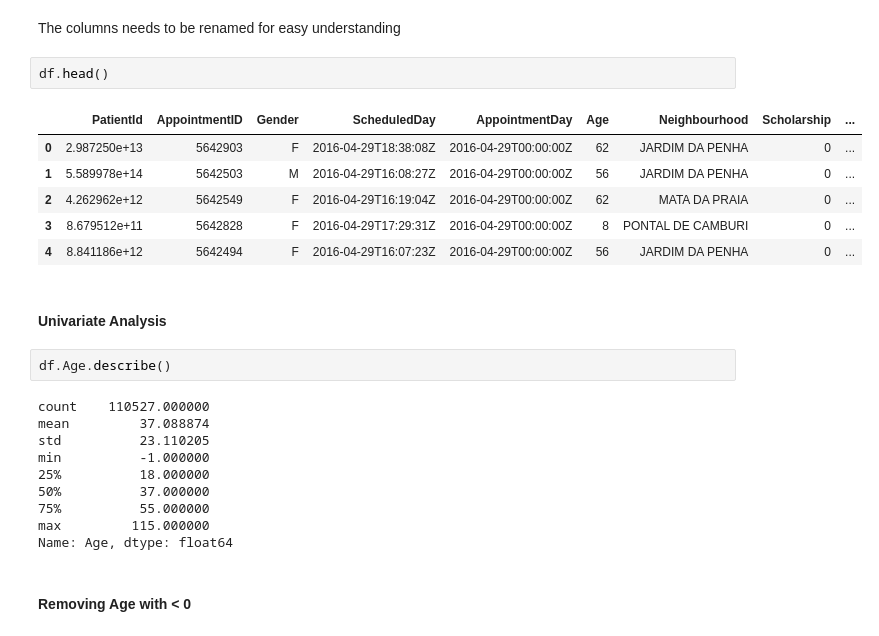
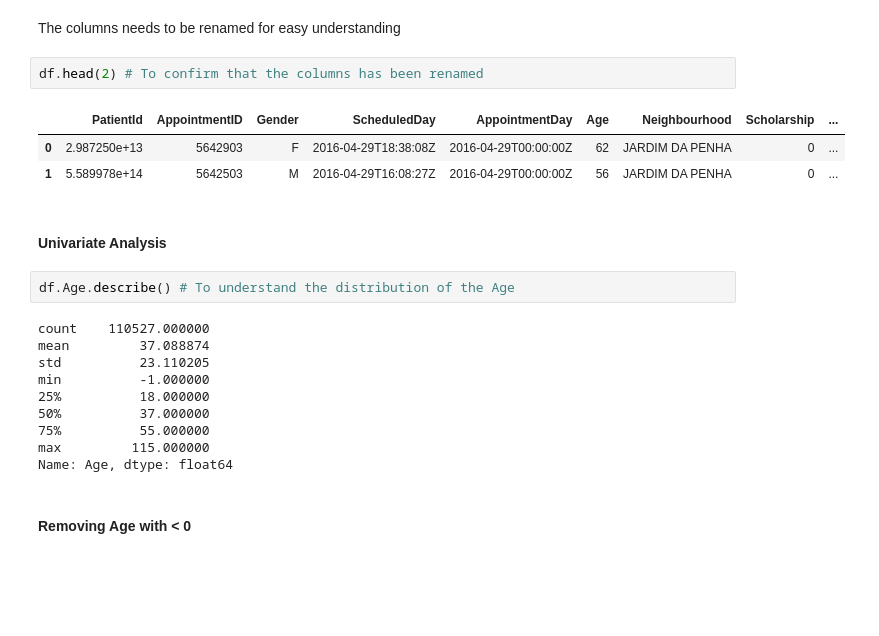
Before and after one commit to Yusuf-Olaniyi/Missing-Medical-Appointment-Data-Analysis, a Jupyter notebook: No_Show_Appointment.ipynb, the cells around one changed output. Cells and saved outputs as stored; diff of their text form; blank space fills up the shorter version.

```diff
--- a/No_Show_Appointment.ipynb
+++ b/No_Show_Appointment.ipynb
@@ -107,18 +107,15 @@ df.rename(columns={'Hipertension':'Hypertension','Handcap':'Handicap'},inplace=T
 # %% [markdown]
 The columns needs to be renamed for easy understanding
 # %%
-df.head()
+df.head(2) # To confirm that the columns has been renamed
 # %% [output]
 |  | PatientId | AppointmentID | Gender | ScheduledDay | AppointmentDay | Age | Neighbourhood | Scholarship | ... |
 | 0 | 2.987250e+13 | 5642903 | F | 2016-04-29T18:38:08Z | 2016-04-29T00:00:00Z | 62 | JARDIM DA PENHA | 0 | ... |
 | 1 | 5.589978e+14 | 5642503 | M | 2016-04-29T16:08:27Z | 2016-04-29T00:00:00Z | 56 | JARDIM DA PENHA | 0 | ... |
-| 2 | 4.262962e+12 | 5642549 | F | 2016-04-29T16:19:04Z | 2016-04-29T00:00:00Z | 62 | MATA DA PRAIA | 0 | ... |
-| 3 | 8.679512e+11 | 5642828 | F | 2016-04-29T17:29:31Z | 2016-04-29T00:00:00Z | 8 | PONTAL DE CAMBURI | 0 | ... |
-| 4 | 8.841186e+12 | 5642494 | F | 2016-04-29T16:07:23Z | 2016-04-29T00:00:00Z | 56 | JARDIM DA PENHA | 0 | ... |
 # %% [markdown]
 #### Univariate Analysis
 # %%
-df.Age.describe()
+df.Age.describe() # To understand the distribution of the Age
 # %% [output]
 count    110527.000000
 mean         37.088874
```
Also changed, not shown: parts of 73 cells of this notebook.
